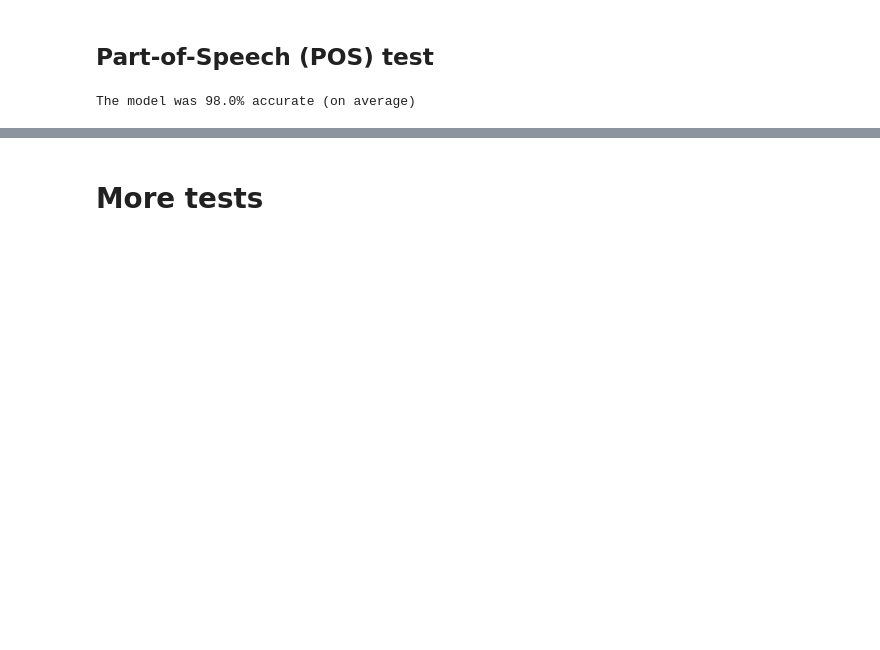
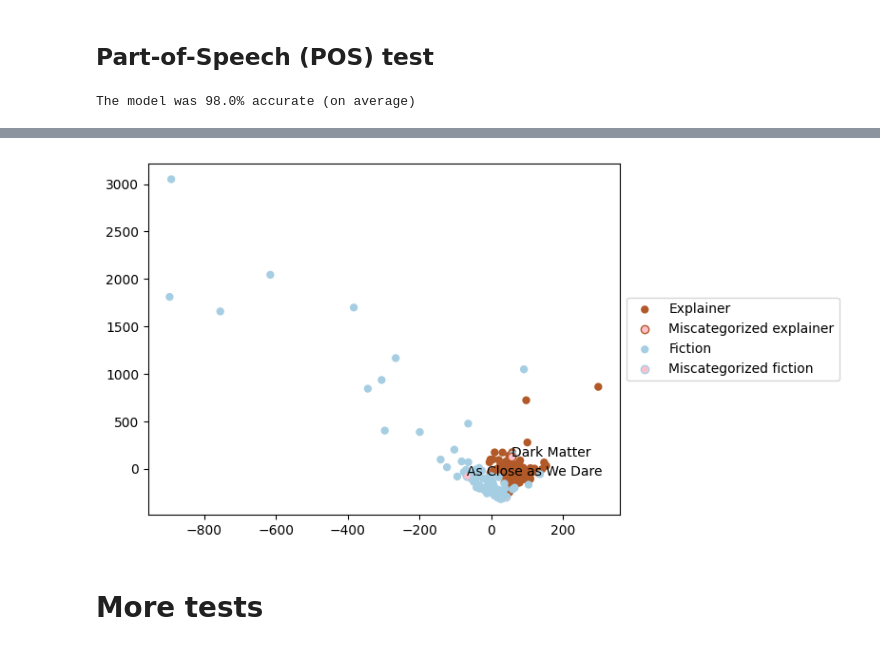
Before and after one commit to faithrts/science-explainers, a Jupyter notebook: analysis/analysis.ipynb, the cells around one changed output, grey strips where cells are left out. Drawn from its saved outputs; the diff is of its cells as text; code cells hidden in the pictures; blank space fills up the shorter version.

Commit message:
added plotting graph

```diff
--- a/analysis/analysis.ipynb
+++ b/analysis/analysis.ipynb
@@ -166,7 +160,7 @@ def test_predictive_model(x_test, y_test, model):
   comparison = y_pred == y_test
   incorrect_indices = [index for index, value in enumerate(comparison) if value == False]
 
-  return report, incorrect_indices
+  return y_pred, report, incorrect_indices
 # %%
 def train_test_split_helper(explainer_feature_df, fiction_feature_df, ran = 11):
 
@@ -648,3 +737,7 @@ with a cosine similarity of 0.7240372375328364
+# %%
+tag_accuracies, tag_miscategorized_files, tag_closest_vectors, tag_sim_values = run_k_cross_validation(explainer_common_tags_df, fiction_common_tags_df, verbose = True)
+# %% [output]
+[figure, added]
 # %% [markdown]
 # More tests
 # %% [markdown]
```
Also changed, not shown: parts of 19 cells of this notebook.
